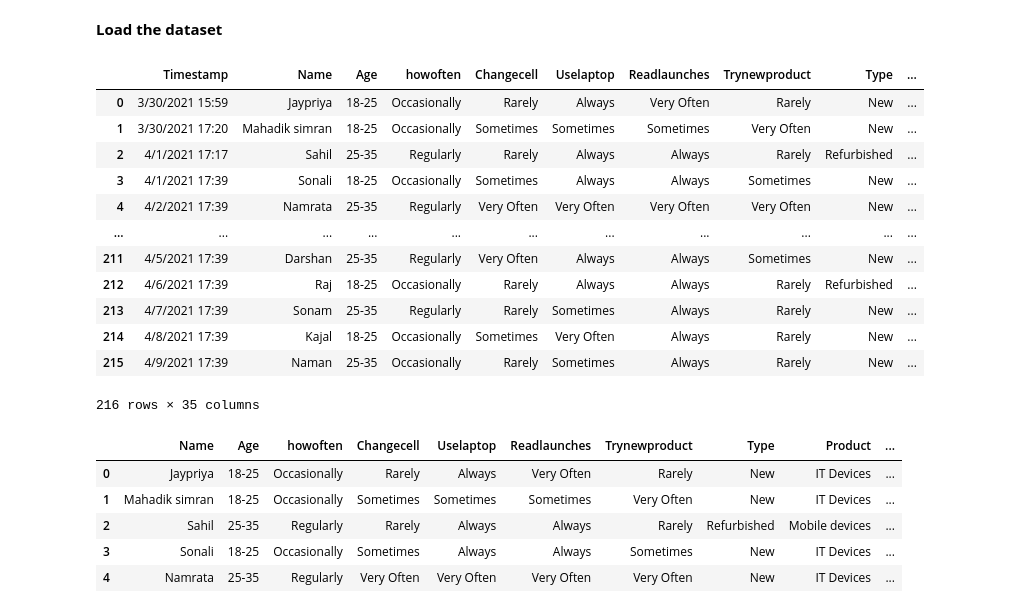
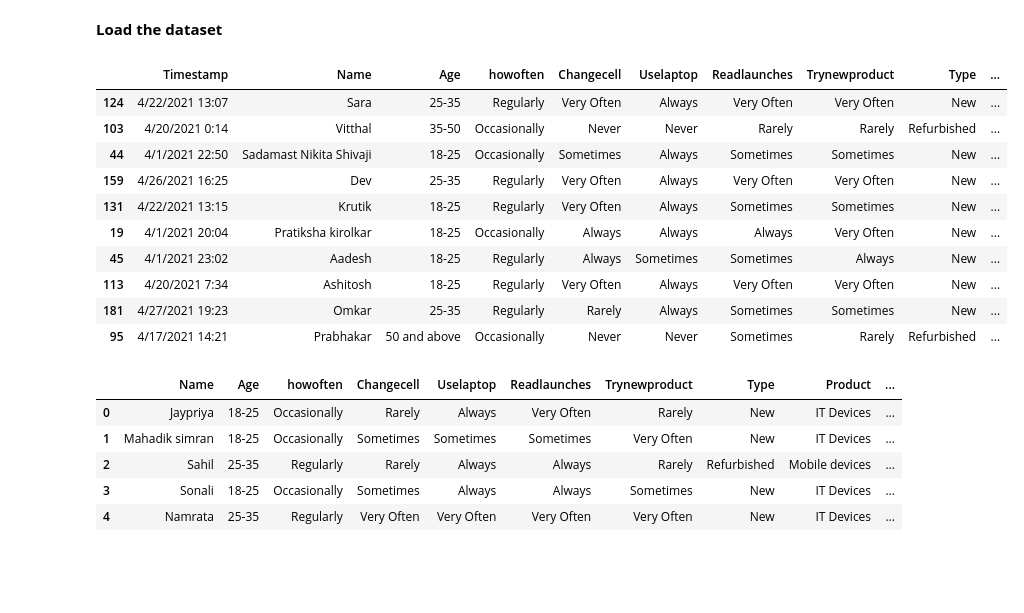
Before and after one commit to Sujatapanchal/MSCproject, a Jupyter notebook: Product_Analysis.ipynb, the cells around one changed output. Saved outputs shown, nothing was run; the diff lists cells and outputs as text; code cells hidden in the pictures; blank space fills up the shorter version.

```diff
--- a/Product_Analysis.ipynb
+++ b/Product_Analysis.ipynb
@@ -13,21 +13,19 @@ import seaborn as sns
 # %%
 df = pd.read_csv('Electronic Products Data.csv')
 # %%
-df
+df.sample(10)
 # %% [output]
 |  | Timestamp | Name | Age | howoften | Changecell | Uselaptop | Readlaunches | Trynewproduct | Type | ... |
-| 0 | 3/30/2021 15:59 | Jaypriya | 18-25 | Occasionally | Rarely | Always | Very Often | Rarely | New | ... |
-| 1 | 3/30/2021 17:20 | Mahadik simran | 18-25 | Occasionally | Sometimes | Sometimes | Sometimes | Very Often | New | ... |
-| 2 | 4/1/2021 17:17 | Sahil | 25-35 | Regularly | Rarely | Always | Always | Rarely | Refurbished | ... |
-| 3 | 4/1/2021 17:39 | Sonali | 18-25 | Occasionally | Sometimes | Always | Always | Sometimes | New | ... |
-| 4 | 4/2/2021 17:39 | Namrata | 25-35 | Regularly | Very Often | Very Often | Very Often | Very Often | New | ... |
-| ... | ... | ... | ... | ... | ... | ... | ... | ... | ... | ... |
-| 211 | 4/5/2021 17:39 | Darshan | 25-35 | Regularly | Very Often | Always | Always | Sometimes | New | ... |
-| 212 | 4/6/2021 17:39 | Raj | 18-25 | Occasionally | Rarely | Always | Always | Rarely | Refurbished | ... |
-| 213 | 4/7/2021 17:39 | Sonam | 25-35 | Regularly | Rarely | Sometimes | Always | Rarely | New | ... |
-| 214 | 4/8/2021 17:39 | Kajal | 18-25 | Occasionally | Sometimes | Very Often | Always | Rarely | New | ... |
-| 215 | 4/9/2021 17:39 | Naman | 25-35 | Occasionally | Rarely | Sometimes | Always | Rarely | New | ... |
+| 124 | 4/22/2021 13:07 | Sara | 25-35 | Regularly | Very Often | Always | Very Often | Very Often | New | ... |
+| 103 | 4/20/2021 0:14 | Vitthal | 35-50 | Occasionally | Never | Never | Rarely | Rarely | Refurbished | ... |
+| 44 | 4/1/2021 22:50 | Sadamast Nikita Shivaji | 18-25 | Occasionally | Sometimes | Always | Sometimes | Sometimes | New | ... |
+| 159 | 4/26/2021 16:25 | Dev | 25-35 | Regularly | Very Often | Always | Very Often | Very Often | New | ... |
+| 131 | 4/22/2021 13:15 | Krutik | 18-25 | Regularly | Very Often | Always | Sometimes | Sometimes | New | ... |
+| 19 | 4/1/2021 20:04 | Pratiksha kirolkar | 18-25 | Occasionally | Always | Always | Always | Very Often | New | ... |
+| 45 | 4/1/2021 23:02 | Aadesh | 18-25 | Regularly | Always | Sometimes | Sometimes | Always | New | ... |
+| 113 | 4/20/2021 7:34 | Ashitosh | 18-25 | Regularly | Very Often | Always | Very Often | Very Often | New | ... |
+| 181 | 4/27/2021 19:23 | Omkar | 25-35 | Regularly | Rarely | Always | Sometimes | Sometimes | New | ... |
+| 95 | 4/17/2021 14:21 | Prabhakar | 50 and above | Occasionally | Never | Never | Sometimes | Rarely | Refurbished | ... |
-216 rows × 35 columns
 # %%
 df.head()
 # %% [output]
```
Also changed, not shown: parts of 7 cells of this notebook.
